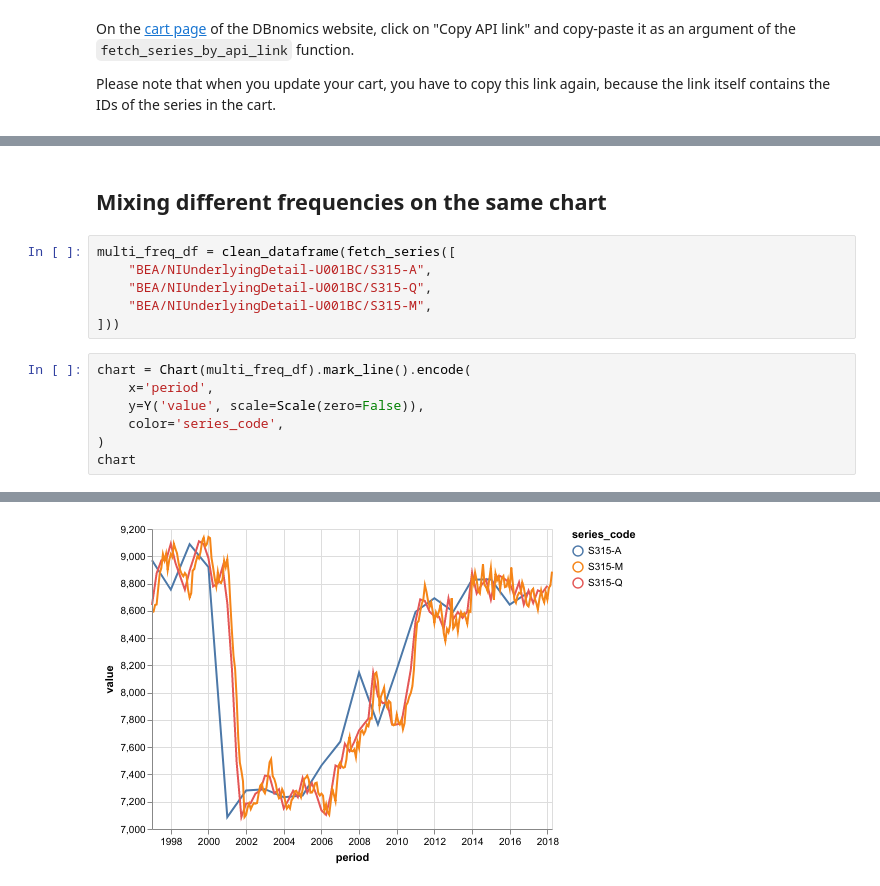
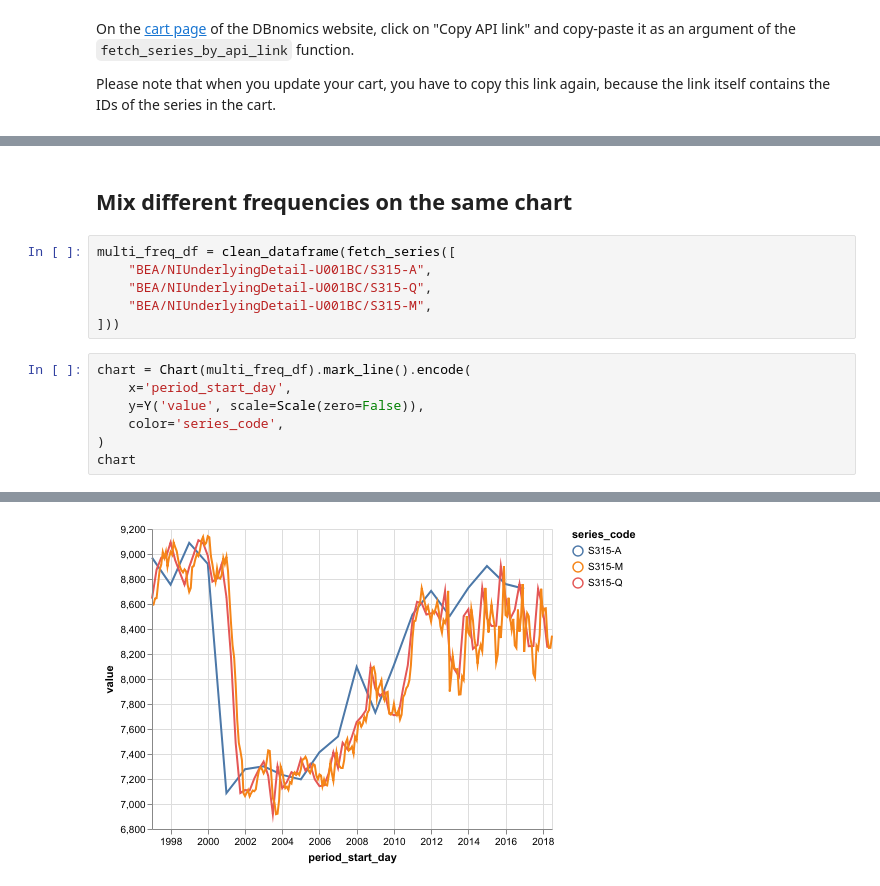
Before and after one commit to ceschi/dbnomics-python-client, a Jupyter notebook: index.ipynb, the cells around one changed output, grey strips where cells are left out. Drawn from its saved outputs; the diff is of its cells as text.

Commit message:
Use period_start_day returned by web API 0.21.6

```diff
--- a/index.ipynb
+++ b/index.ipynb
@@ -231,5 +238,5 @@ chart
 # %% [markdown]
-## Mixing different frequencies on the same chart
+## Mix different frequencies on the same chart
 # %%
 multi_freq_df = clean_dataframe(fetch_series([
     "BEA/NIUnderlyingDetail-U001BC/S315-A",
@@ -238,11 +245,11 @@ multi_freq_df = clean_dataframe(fetch_series([
 ]))
 # %%
 chart = Chart(multi_freq_df).mark_line().encode(
-    x='period',
+    x='period_start_day',
     y=Y('value', scale=Scale(zero=False)),
     color='series_code',
 )
 chart
 # %% [output]
 [interactive output not drawn]
-[figure, old version]
+[figure, new version]
```
Also changed, not shown: parts of 21 cells of this notebook, 4 other files.
